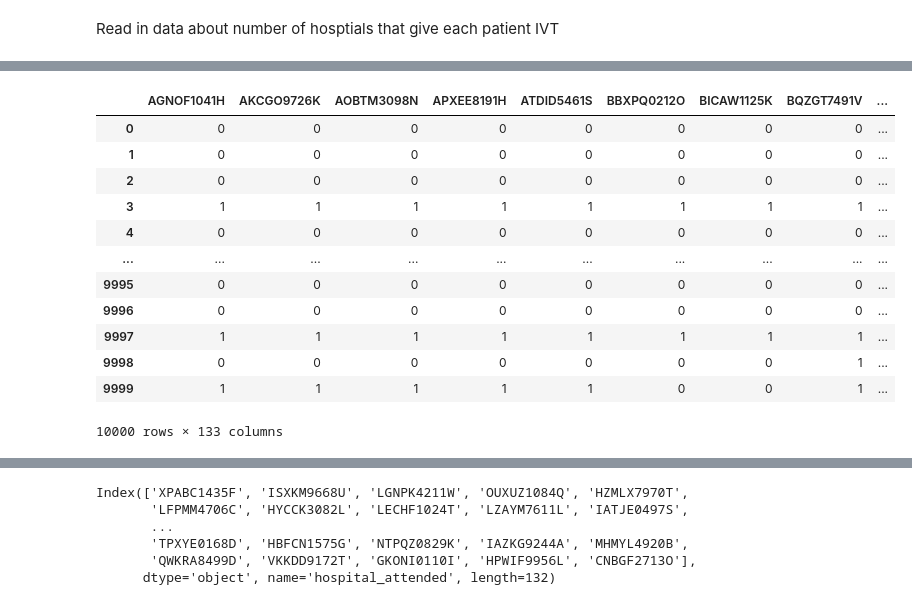
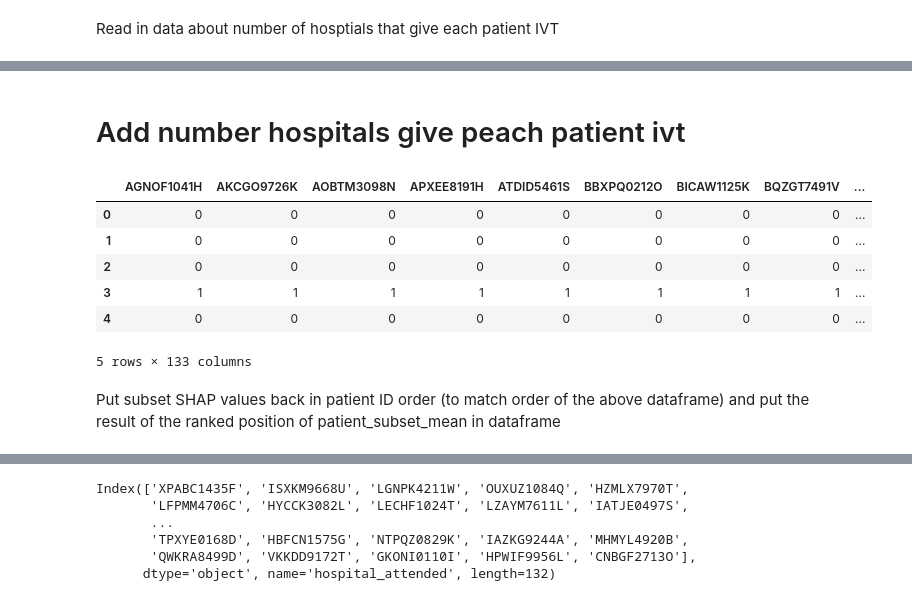
Before and after one commit to samuel-book/samuel_shap_paper_1, a Jupyter notebook: xgb_10_features/04d_10k_subset_SHAP_values_hosp_patient_plot.ipynb, the cells around one changed output, grey strips where cells are left out. Saved outputs shown, nothing was run; the diff lists cells and outputs as text; code cells hidden in the pictures.

```diff
--- a/xgb_10_features/04d_10k_subset_SHAP_values_hosp_patient_plot.ipynb
+++ b/xgb_10_features/04d_10k_subset_SHAP_values_hosp_patient_plot.ipynb
@@ -817,19 +849,17 @@ df_patient_ivt_rate_10k
+# %% [markdown]
+# Add number hospitals give peach patient ivt
 # %%
 df_patient_ivt_rate_10k["n_hospitals_IVT"] = df_patient_ivt_rate_10k.sum(axis=1)
-df_patient_ivt_rate_10k
+df_patient_ivt_rate_10k.head()
 # %% [output]
 |  | AGNOF1041H | AKCGO9726K | AOBTM3098N | APXEE8191H | ATDID5461S | BBXPQ0212O | BICAW1125K | BQZGT7491V | ... |
 | 0 | 0 | 0 | 0 | 0 | 0 | 0 | 0 | 0 | ... |
 | 1 | 0 | 0 | 0 | 0 | 0 | 0 | 0 | 0 | ... |
 | 2 | 0 | 0 | 0 | 0 | 0 | 0 | 0 | 0 | ... |
 | 3 | 1 | 1 | 1 | 1 | 1 | 1 | 1 | 1 | ... |
 | 4 | 0 | 0 | 0 | 0 | 0 | 0 | 0 | 0 | ... |
-| ... | ... | ... | ... | ... | ... | ... | ... | ... | ... |
-| 9995 | 0 | 0 | 0 | 0 | 0 | 0 | 0 | 0 | ... |
-| 9996 | 0 | 0 | 0 | 0 | 0 | 0 | 0 | 0 | ... |
-| 9997 | 1 | 1 | 1 | 1 | 1 | 1 | 1 | 1 | ... |
-| 9998 | 0 | 0 | 0 | 0 | 0 | 0 | 0 | 1 | ... |
-| 9999 | 1 | 1 | 1 | 1 | 1 | 0 | 0 | 1 | ... |
-10000 rows × 133 columns
+5 rows × 133 columns
+# %% [markdown]
+Put subset SHAP values back in patient ID order (to match order of the above dataframe) and put the result of the ranked position of patient_subset_mean in dataframe
 # %%
 df_patient_subset = df_patient_subset.sort_values("patient_id")
```
Also changed, not shown: parts of 27 cells of this notebook.
